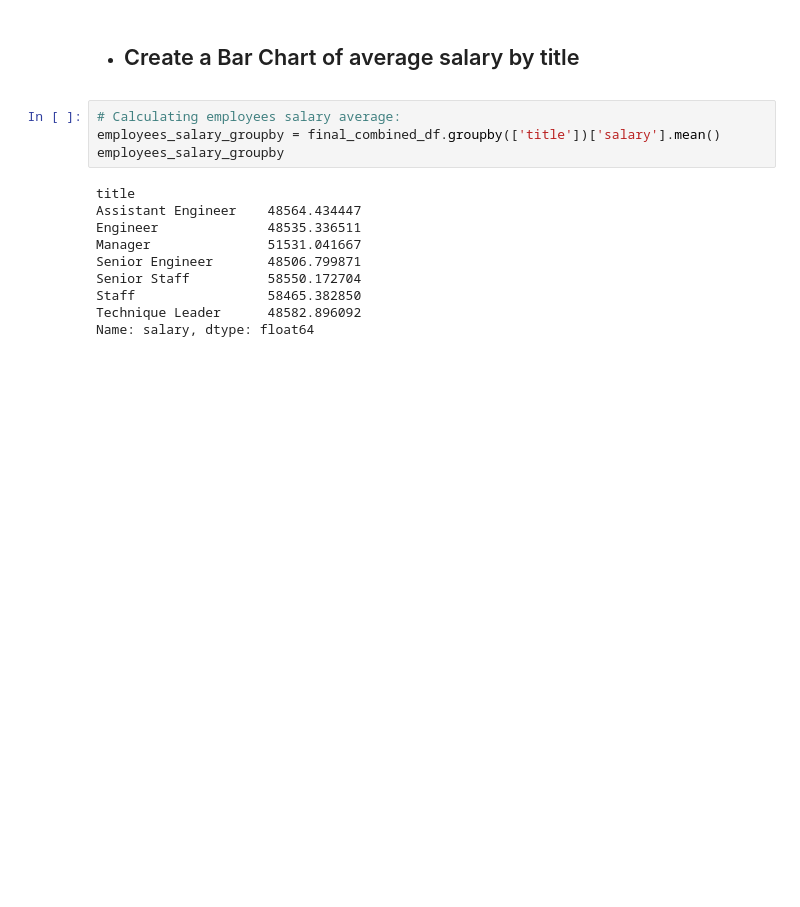
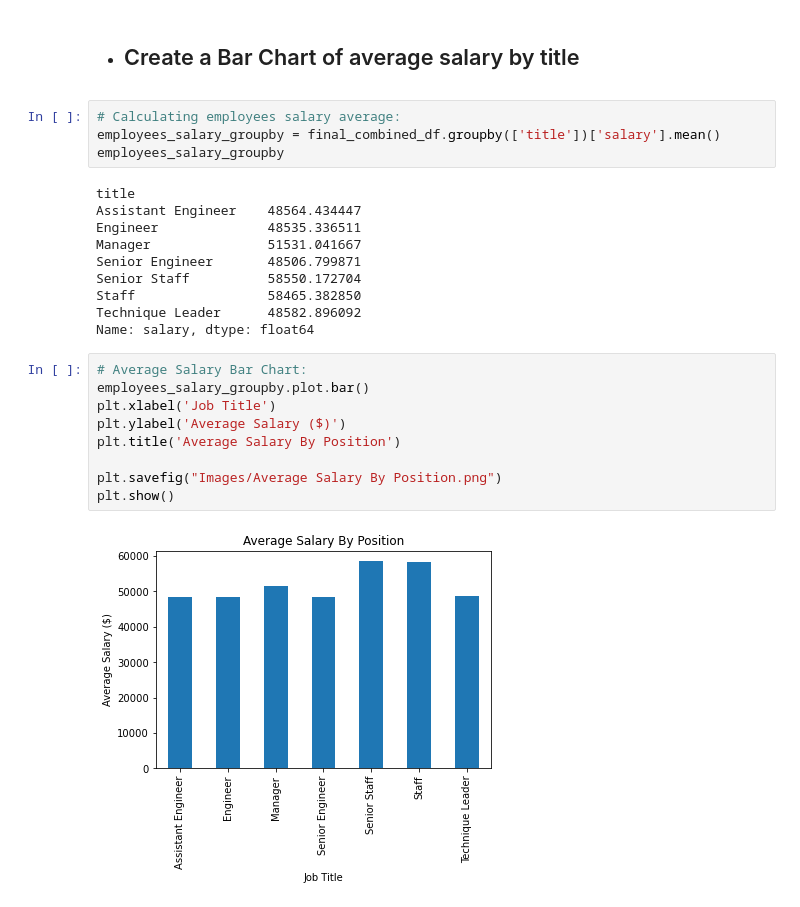
Before and after one commit to Chahnaz-Kbaisi/SQL-Challenge, a Jupyter notebook: Bonus/Bonus_Analysis.ipynb, the cells around one changed output. Saved outputs shown, nothing was run; the diff lists cells and outputs as text; blank space fills up the shorter version.

```diff
--- a/Bonus/Bonus_Analysis.ipynb
+++ b/Bonus/Bonus_Analysis.ipynb
@@ -199,3 +200,14 @@ Senior Staff          58550.172704
 Staff                 58465.382850
 Technique Leader      48582.896092
 Name: salary, dtype: float64
+# %%
+# Average Salary Bar Chart:
+employees_salary_groupby.plot.bar()
+plt.xlabel('Job Title')
+plt.ylabel('Average Salary ($)')
+plt.title('Average Salary By Position')
+
+plt.savefig("Images/Average Salary By Position.png")
+plt.show()
+# %% [output]
+[figure, added]
```
Also changed, not shown: parts of 3 cells of this notebook.
